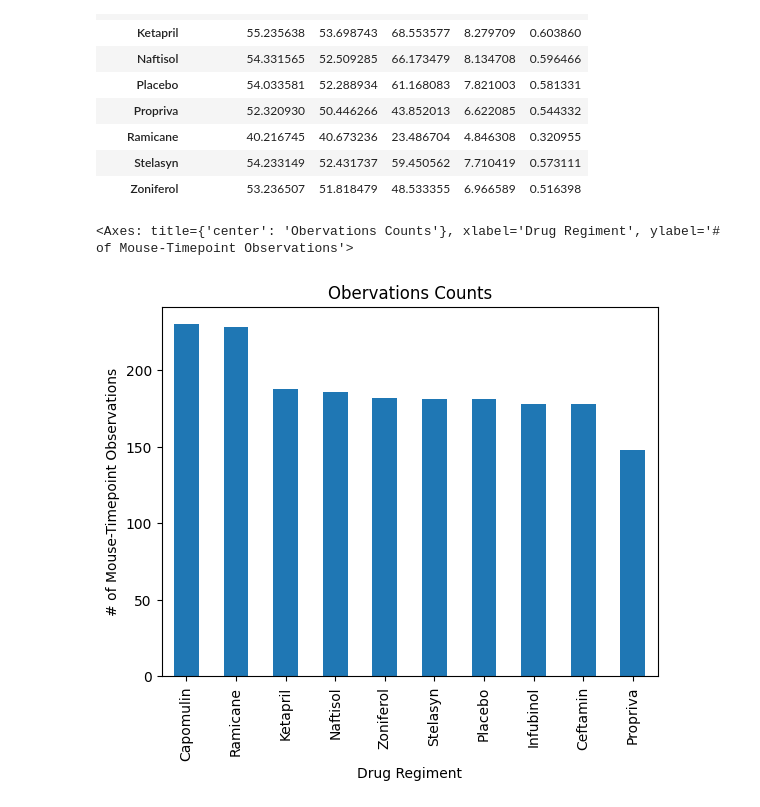
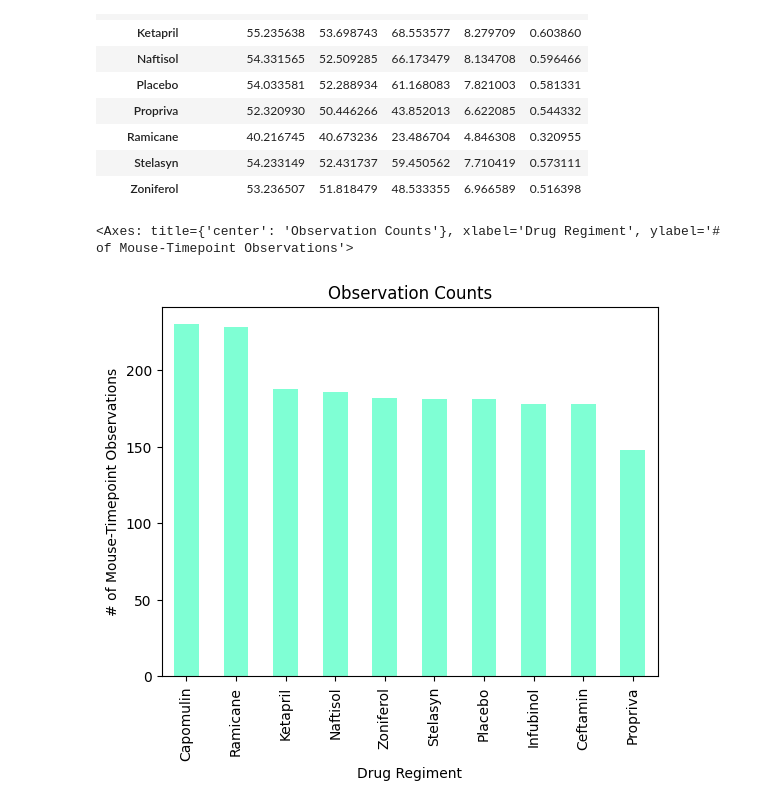
Before and after one commit to thorblock/Module_5_Matplot_Challenge, a Jupyter notebook: Pymaceuticals/Pymaceuticals_Jupyter.ipynb, the cells around one changed output. Drawn from its saved outputs; the diff is of its cells as text; code cells hidden in the pictures.

```diff
--- a/Pymaceuticals/Pymaceuticals_Jupyter.ipynb
+++ b/Pymaceuticals/Pymaceuticals_Jupyter.ipynb
@@ -85,15 +93,15 @@ drug_group_summary
 | Stelasyn | 54.233149 | 52.431737 | 59.450562 | 7.710419 | 0.573111 |
 | Zoniferol | 53.236507 | 51.818479 | 48.533355 | 6.966589 | 0.516398 |
 # %%
-# pub crawl and then Shari's (Bar and Pie charts)
-# Bar plot showing number of observations per drug run
-observations = clean_mouse_study_df["Drug Regimen"].value_counts()
-observations.plot(x = observations.index,
-                  y = observations.count,
-                  kind = "bar",
-                  xlabel = "Drug Regiment",
-                  ylabel = "# of Mouse-Timepoint Observations",
-                  title = "Obervations Counts")
+# Bar plot in pandas showing number of observations per drug run .plot
+obs = pd.Series(clean_mouse_study_df["Drug Regimen"].value_counts())
+obs.plot(x = obs.index,
+         y = obs.count,
+         kind = "bar",
+         xlabel = "Drug Regiment",
+         ylabel = "# of Mouse-Timepoint Observations",
+         title = "Observation Counts",
+         color = "aquamarine")
 # %% [output]
-<Axes: title={'center': 'Obervations Counts'}, xlabel='Drug Regiment', ylabel='# of Mouse-Timepoint Observations'>
+<Axes: title={'center': 'Observation Counts'}, xlabel='Drug Regiment', ylabel='# of Mouse-Timepoint Observations'>
-[figure, old version]
+[figure, new version]
```
Also changed, not shown: parts of 21 cells of this notebook.
